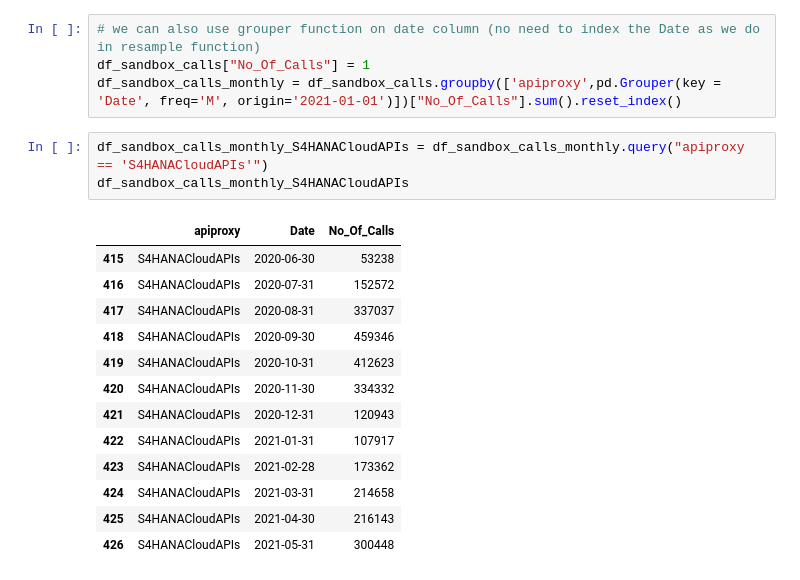
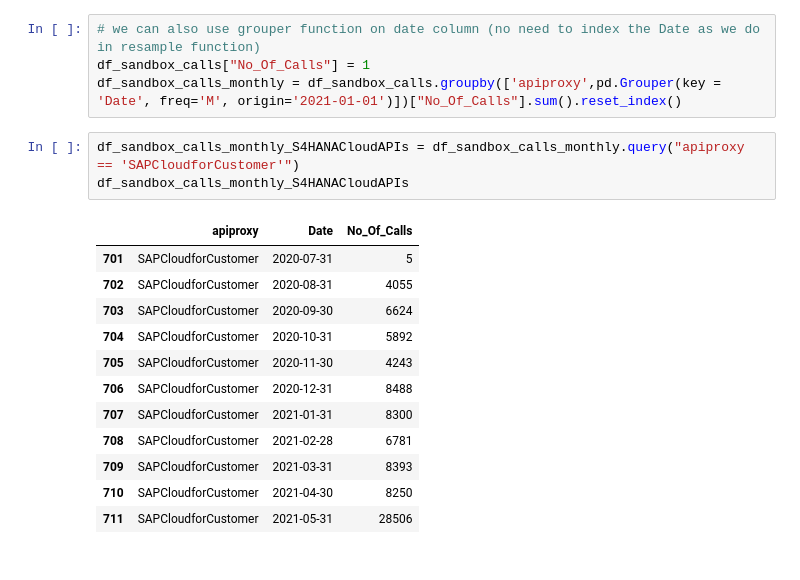
Before and after one commit to sapslcm/Git_Repository_Sudhir, a Jupyter notebook: SAP API Hub/Sandbox_Try_Out.ipynb, the cells around one changed output. Drawn from its saved outputs; the diff is of its cells as text.

```diff
--- a/SAP API Hub/Sandbox_Try_Out.ipynb
+++ b/SAP API Hub/Sandbox_Try_Out.ipynb
@@ -282,20 +329,19 @@ df_consolidated_row.sort_values(by='apiproxy')
 df_sandbox_calls["No_Of_Calls"] = 1
 df_sandbox_calls_monthly = df_sandbox_calls.groupby(['apiproxy',pd.Grouper(key = 'Date', freq='M', origin='2021-01-01')])["No_Of_Calls"].sum().reset_index()
 # %%
-df_sandbox_calls_monthly_S4HANACloudAPIs = df_sandbox_calls_monthly.query("apiproxy == 'S4HANACloudAPIs'")
+df_sandbox_calls_monthly_S4HANACloudAPIs = df_sandbox_calls_monthly.query("apiproxy == 'SAPCloudforCustomer'")
 df_sandbox_calls_monthly_S4HANACloudAPIs
 # %% [output]
 |  | apiproxy | Date | No_Of_Calls |
-| 415 | S4HANACloudAPIs | 2020-06-30 | 53238 |
-| 416 | S4HANACloudAPIs | 2020-07-31 | 152572 |
-| 417 | S4HANACloudAPIs | 2020-08-31 | 337037 |
-| 418 | S4HANACloudAPIs | 2020-09-30 | 459346 |
-| 419 | S4HANACloudAPIs | 2020-10-31 | 412623 |
-| 420 | S4HANACloudAPIs | 2020-11-30 | 334332 |
-| 421 | S4HANACloudAPIs | 2020-12-31 | 120943 |
-| 422 | S4HANACloudAPIs | 2021-01-31 | 107917 |
-| 423 | S4HANACloudAPIs | 2021-02-28 | 173362 |
-| 424 | S4HANACloudAPIs | 2021-03-31 | 214658 |
-| 425 | S4HANACloudAPIs | 2021-04-30 | 216143 |
-| 426 | S4HANACloudAPIs | 2021-05-31 | 300448 |
+| 701 | SAPCloudforCustomer | 2020-07-31 | 5 |
+| 702 | SAPCloudforCustomer | 2020-08-31 | 4055 |
+| 703 | SAPCloudforCustomer | 2020-09-30 | 6624 |
+| 704 | SAPCloudforCustomer | 2020-10-31 | 5892 |
+| 705 | SAPCloudforCustomer | 2020-11-30 | 4243 |
+| 706 | SAPCloudforCustomer | 2020-12-31 | 8488 |
+| 707 | SAPCloudforCustomer | 2021-01-31 | 8300 |
+| 708 | SAPCloudforCustomer | 2021-02-28 | 6781 |
+| 709 | SAPCloudforCustomer | 2021-03-31 | 8393 |
+| 710 | SAPCloudforCustomer | 2021-04-30 | 8250 |
+| 711 | SAPCloudforCustomer | 2021-05-31 | 28506 |
 # %%
```
Also changed, not shown: parts of 28 cells of this notebook, 1 other file.
